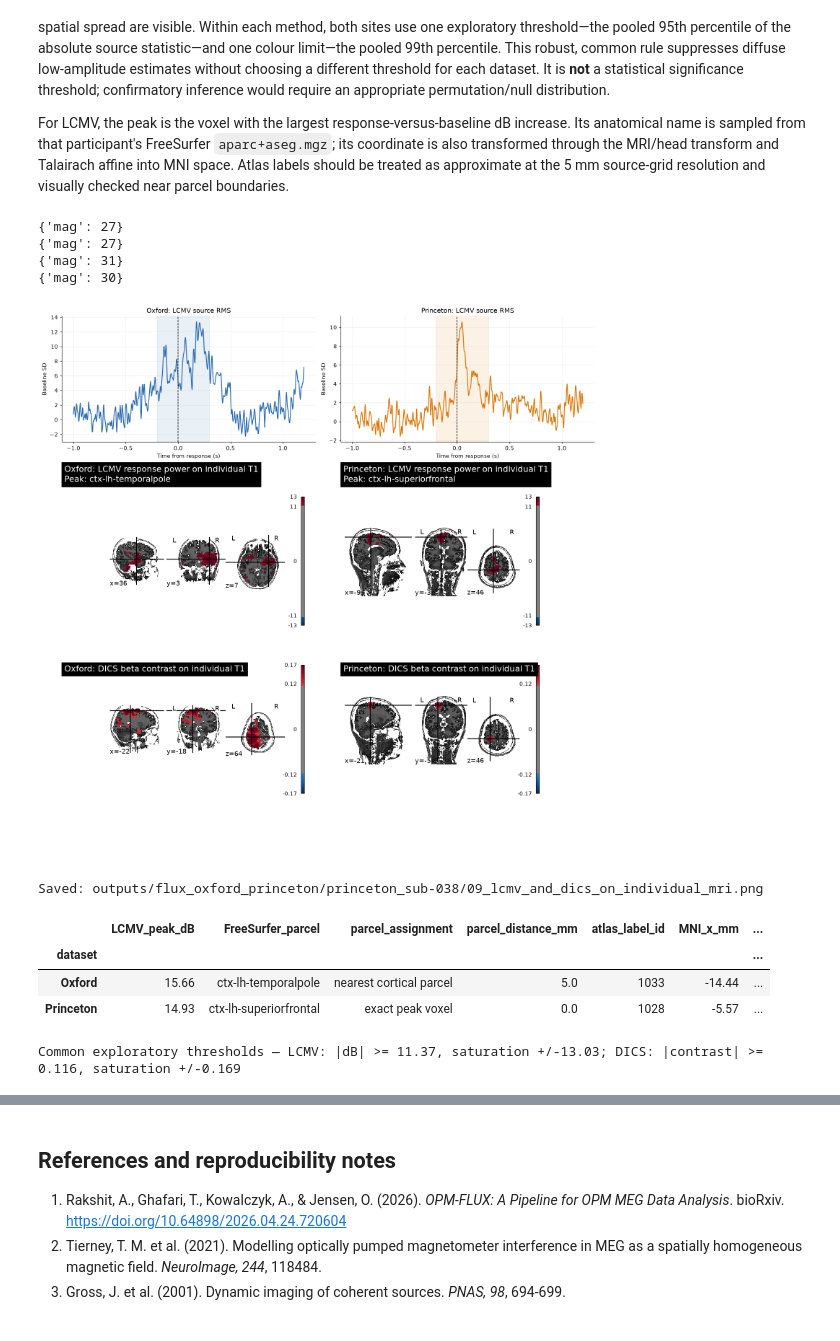
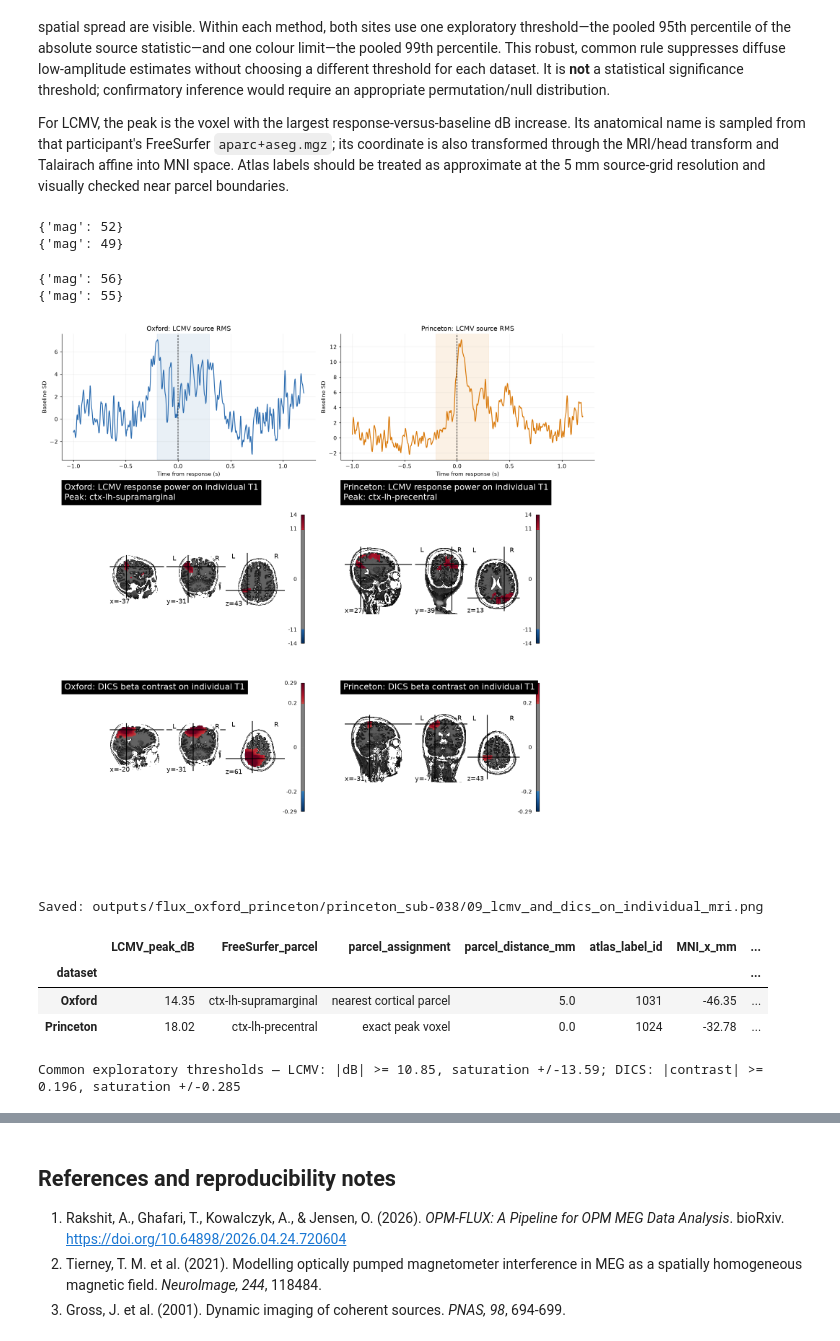
Before and after one commit to harrisonritz/cerca-flux-tutorial, a Jupyter notebook: FLUX_Oxford_Princeton_Comparison.ipynb, the cells around one changed output, grey strips where cells are left out. Saved outputs shown, nothing was run; the diff lists cells and outputs as text; code cells hidden in the pictures.

```diff
--- a/FLUX_Oxford_Princeton_Comparison.ipynb
+++ b/FLUX_Oxford_Princeton_Comparison.ipynb
@@ -1063,7 +1063,7 @@ for name, epochs in response_epochs.items():
         rank = mne.compute_rank(epochs, tol=1e-5, tol_kind="relative", proj=True)
         print(rank)
         data_cov = mne.compute_covariance(
-            epochs, tmin=-0.8, tmax=0.8, method="empirical", rank=rank, verbose="ERROR"
+            epochs, tmin=-0.8, tmax=0.8, method="shrunk", rank=rank, verbose="ERROR"
         )
         lcmv = make_lcmv(
             epochs.info,
@@ -1121,7 +1121,16 @@ for name, epochs in response_epochs.items():
         stc_rebound, _ = apply_dics_csd(csd_rebound, dics, verbose="ERROR")
         eps = np.finfo(float).eps * np.nanmax(stc_move.data + stc_rebound.data)
         stc_beta = (stc_rebound - stc_move) / (stc_rebound + stc_move + eps)
-        source_results[name] = {"lcmv": stc_lcmv, "dics": stc_beta, "fwd": fwd}
+        source_results[name] = {
+            "lcmv": stc_lcmv,
+            "dics": stc_beta,
+            "fwd": fwd,
+            "rank": rank,
+            "data_cov": data_cov,
+            "csd_move": csd_move,
+            "csd_rebound": csd_rebound,
+            "csd_common": csd_common,
+        }
     except Exception as exc:
         source_errors[f"{name} beamformer"] = repr(exc)
 
@@ -1301,41 +1310,41 @@ if source_results:
             bg_img=str(t1),
             display_mode="ortho",
             cut_coords=None,
             threshold=dics_threshold,
             vmax=dics_vmax,
             symmetric_cbar=True,
             cmap="RdBu_r",
             colorbar=True,
             annotate=True,
             draw_cross=True,
             black_bg=False,
             dim=-0.25,
             figure=fig,
             axes=axes[2, col],
             title=f"{name}: DICS beta contrast on individual T1",
         )
     save_show(fig, "09_lcmv_and_dics_on_individual_mri")
     peak_table = pd.DataFrame(source_peaks).set_index("dataset")
     display(peak_table.round(2))
     print(
         "Common exploratory thresholds — "
         f"LCMV: |dB| >= {lcmv_threshold:.2f}, saturation +/-{lcmv_vmax:.2f}; "
         f"DICS: |contrast| >= {dics_threshold:.3f}, saturation +/-{dics_vmax:.3f}"
     )
 else:
     print("Source analysis did not run. Errors:", source_errors)
 
 if source_errors:
     display(source_errors)
 # %% [output]
-{'mag': 27}
-{'mag': 27}
-{'mag': 31}
-{'mag': 30}
+{'mag': 52}
+{'mag': 49}
+{'mag': 56}
+{'mag': 55}
-[figure, old version]
+[figure, new version]
-Saved: outputs/flux_oxford_princeton/princeton_sub-038/09_lcmv_and_dics_on_individual_mri.png
+Saved: outputs/flux_oxford_princeton/princeton_sub-038/09_lcmv_and_dics_on_individual_mri.png
 |  | LCMV_peak_dB | FreeSurfer_parcel | parcel_assignment | parcel_distance_mm | atlas_label_id | MNI_x_mm | ... |
 | dataset |  |  |  |  |  |  | ... |
-| Oxford | 15.66 | ctx-lh-temporalpole | nearest cortical parcel | 5.0 | 1033 | -14.44 | ... |
-| Princeton | 14.93 | ctx-lh-superiorfrontal | exact peak voxel | 0.0 | 1028 | -5.57 | ... |
+| Oxford | 14.35 | ctx-lh-supramarginal | nearest cortical parcel | 5.0 | 1031 | -46.35 | ... |
+| Princeton | 18.02 | ctx-lh-precentral | exact peak voxel | 0.0 | 1024 | -32.78 | ... |
-Common exploratory thresholds — LCMV: |dB| >= 11.37, saturation +/-13.03; DICS: |contrast| >= 0.116, saturation +/-0.169
+Common exploratory thresholds — LCMV: |dB| >= 10.85, saturation +/-13.59; DICS: |contrast| >= 0.196, saturation +/-0.285
```
Also changed, not shown: parts of 11 cells of this notebook.
